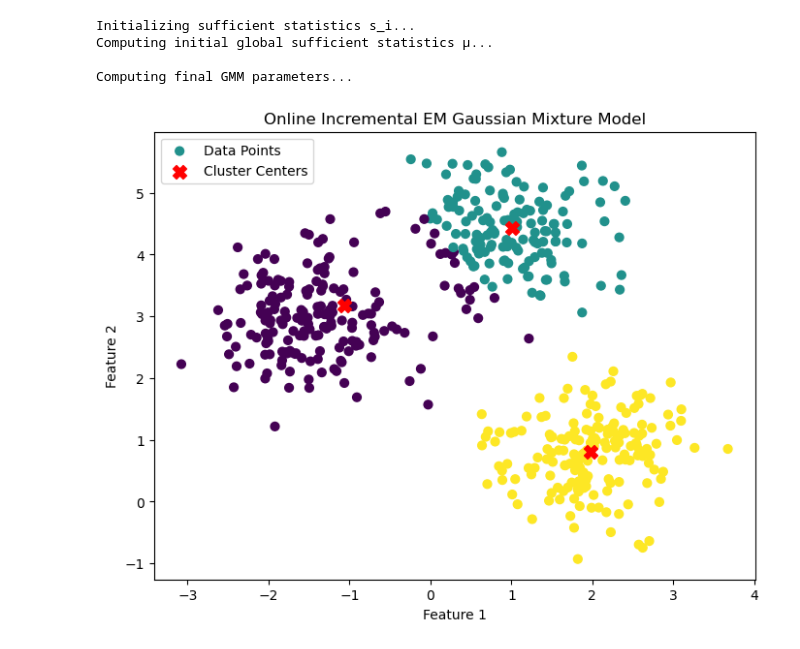
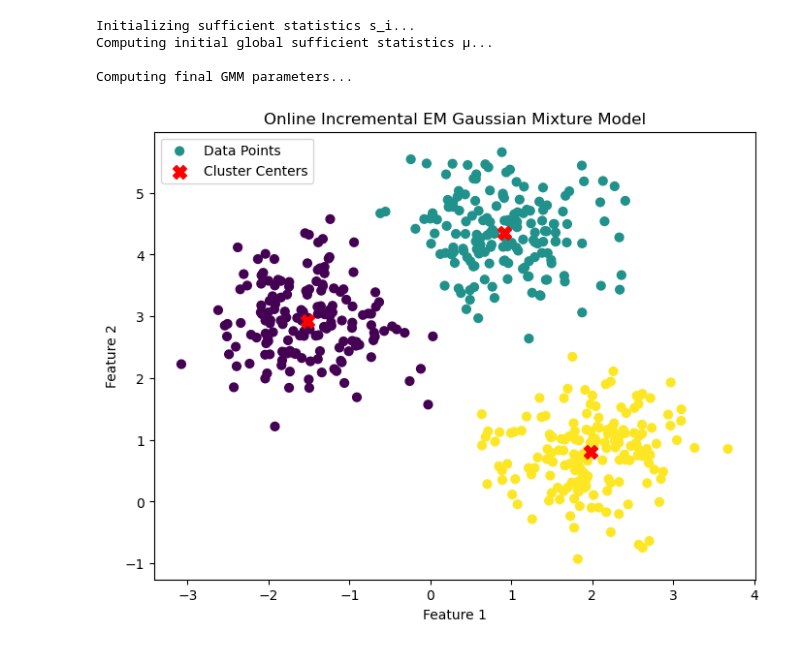
Before and after one commit to arnifreyrm/Online-GMM, a Jupyter notebook: incremental_EM.ipynb, the cells around one changed output. Cells and saved outputs as stored; diff of their text form; code cells hidden in the pictures.

```diff
--- a/incremental_EM.ipynb
+++ b/incremental_EM.ipynb
@@ -218,32 +218,32 @@ if __name__ == "__main__":
 
     # 2. Set parameters
     n_components = 3
-    T = 20  # Number of iterations
+    T = 25  # Number of iterations
     random_state = 42
 
     # 3. Run Online Incremental EM
     pi, mu_k, sigma_k = online_incremental_em_gmm(X, n_components=n_components, T=T, random_state=random_state)
 
     # 4. Assign clusters based on final responsibilities
     K = n_components
     labels = np.zeros(X.shape[0], dtype=int)
     for i in range(X.shape[0]):
         x_i = X[i]
         probs = compute_responsibilities(x_i, pi, mu_k, sigma_k)
         labels[i] = np.argmax(probs)
 
     # 5. Plot the results
     plt.figure(figsize=(8, 6))
     plt.scatter(X[:, 0], X[:, 1], c=labels, s=40, cmap='viridis', label='Data Points')
     plt.scatter(mu_k[:, 0], mu_k[:, 1], c='red', s=100, marker='X', label='Cluster Centers')
     plt.title('Online Incremental EM Gaussian Mixture Model')
     plt.xlabel('Feature 1')
     plt.ylabel('Feature 2')
     plt.legend()
     plt.show()
 # %% [output]
 Initializing sufficient statistics s_i...
 Computing initial global sufficient statistics µ...
 
 Computing final GMM parameters...
-[figure, old version]
+[figure, new version]
```
Also changed, not shown: parts of 1 cell of this notebook, 1 other file.
